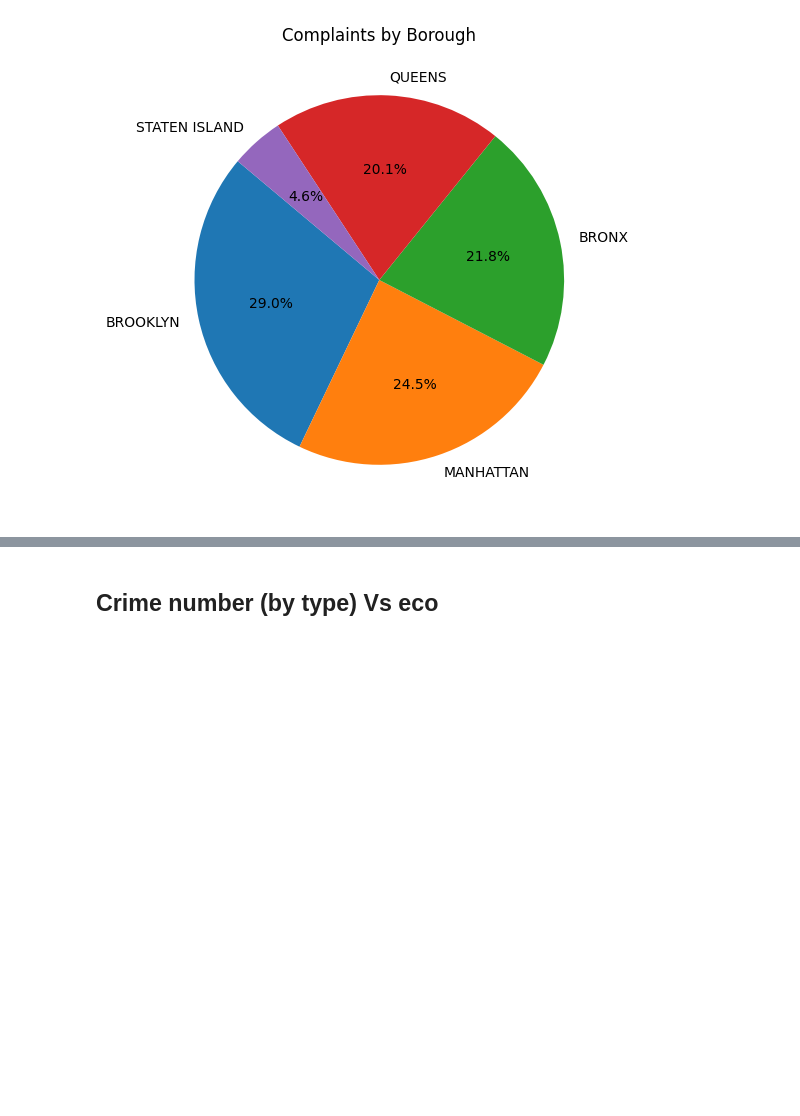
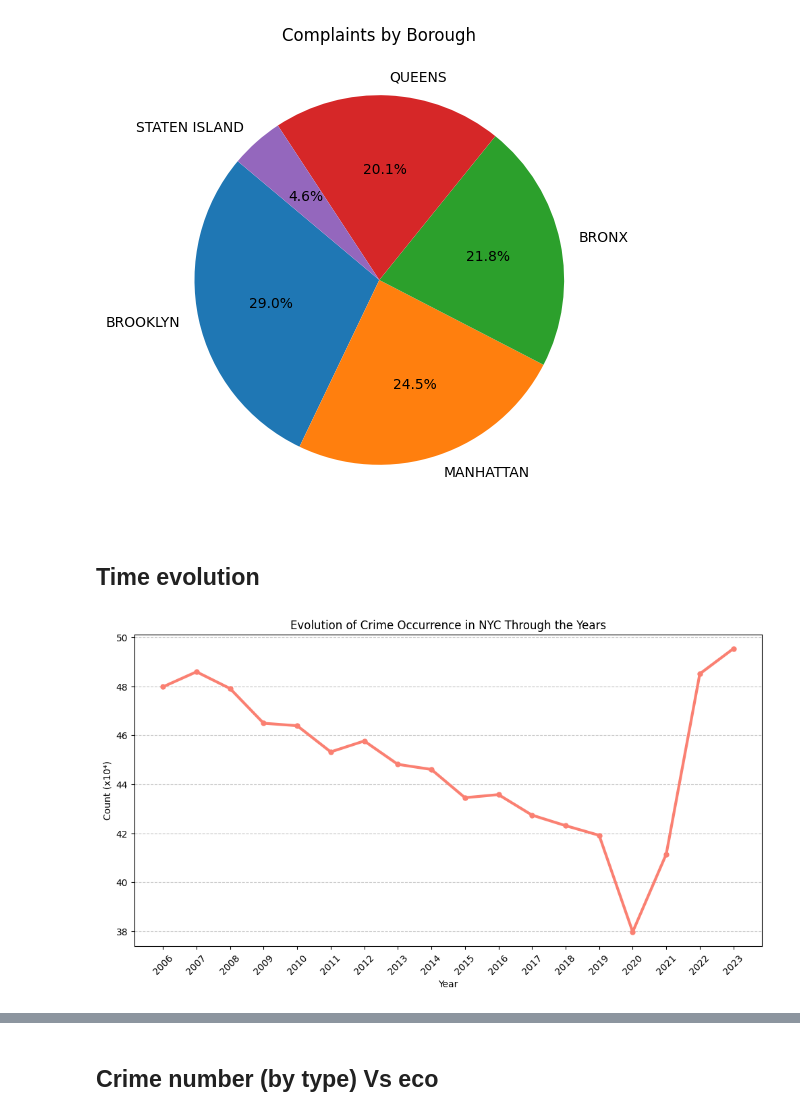
Before and after one commit to com-480-data-visualization/BluePink, a Jupyter notebook: notebooks/EDA2.ipynb, the cells around one changed output, grey strips where cells are left out. Drawn from its saved outputs; the diff is of its cells as text; code cells hidden in the pictures; blank space fills up the shorter version.

```diff
--- a/notebooks/EDA2.ipynb
+++ b/notebooks/EDA2.ipynb
@@ -346,3 +346,29 @@ plt.title('Complaints by Borough')
 plt.show()
 # %% [output]
 [figure]
+# %% [markdown]
+## Time evolution
+# %%
+df_year = df.groupby('year_begin').agg(
+    nb_crimes=('year_begin', 'size')
+).reset_index()
+
+#Crop from 2006 not enough data
+df_year = df_year.query("year_begin >= 2006")
+
+plt.figure(figsize=(12, 6))
+
+# Line plot with dots at each year
+plt.plot(df_year["year_begin"], df_year["nb_crimes"]/ 1e4, marker='o', linestyle='-', color='salmon', linewidth=3, markersize=5)
+
+# X-axis labels: show every year, rotate for readability
+plt.xticks(df_year["year_begin"], rotation=45)
+
+plt.xlabel("Year")
+plt.ylabel("Count (x10⁴)")
+plt.title("Evolution of Crime Occurrence in NYC Through the Years")
+
+plt.grid(axis="y", linestyle="--", alpha=0.7)  # Optional grid for readability
+plt.show()
+# %% [output]
+[figure, added]
```
Also changed, not shown: parts of 6 cells of this notebook, 5 other files.
